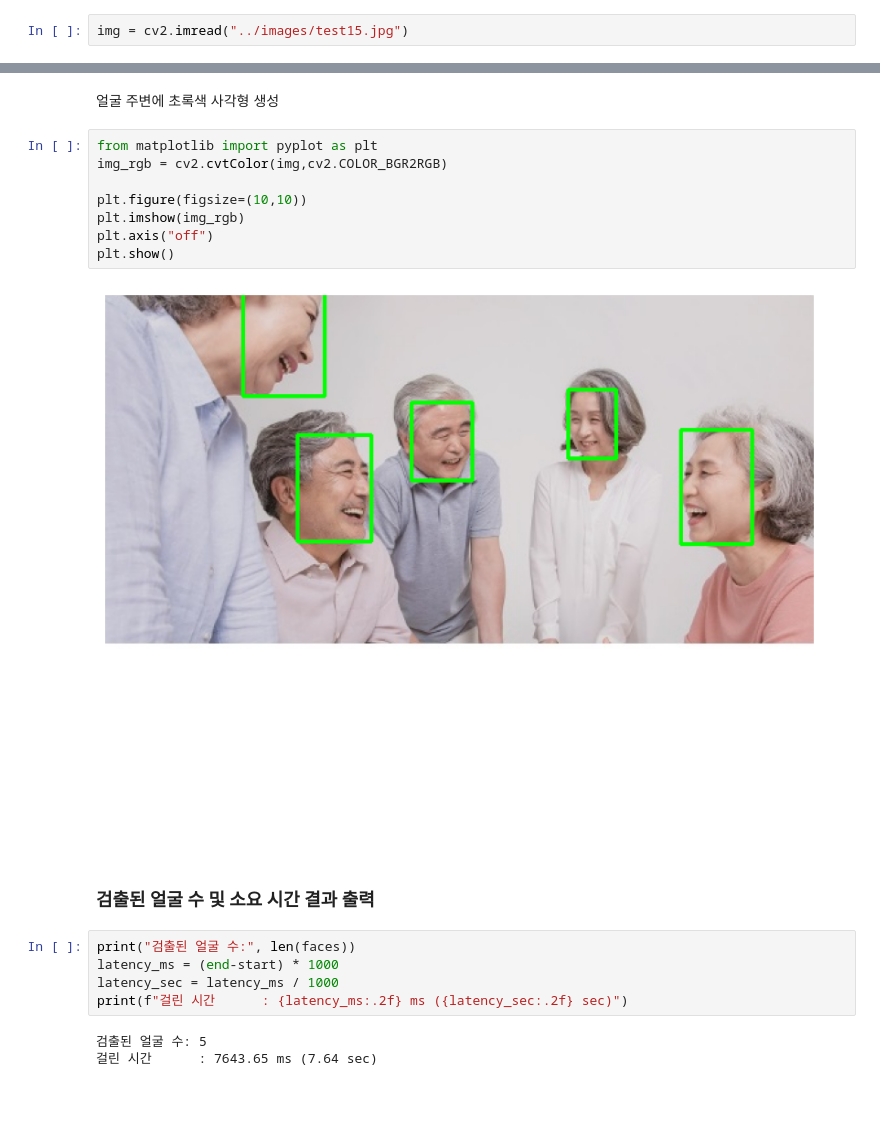
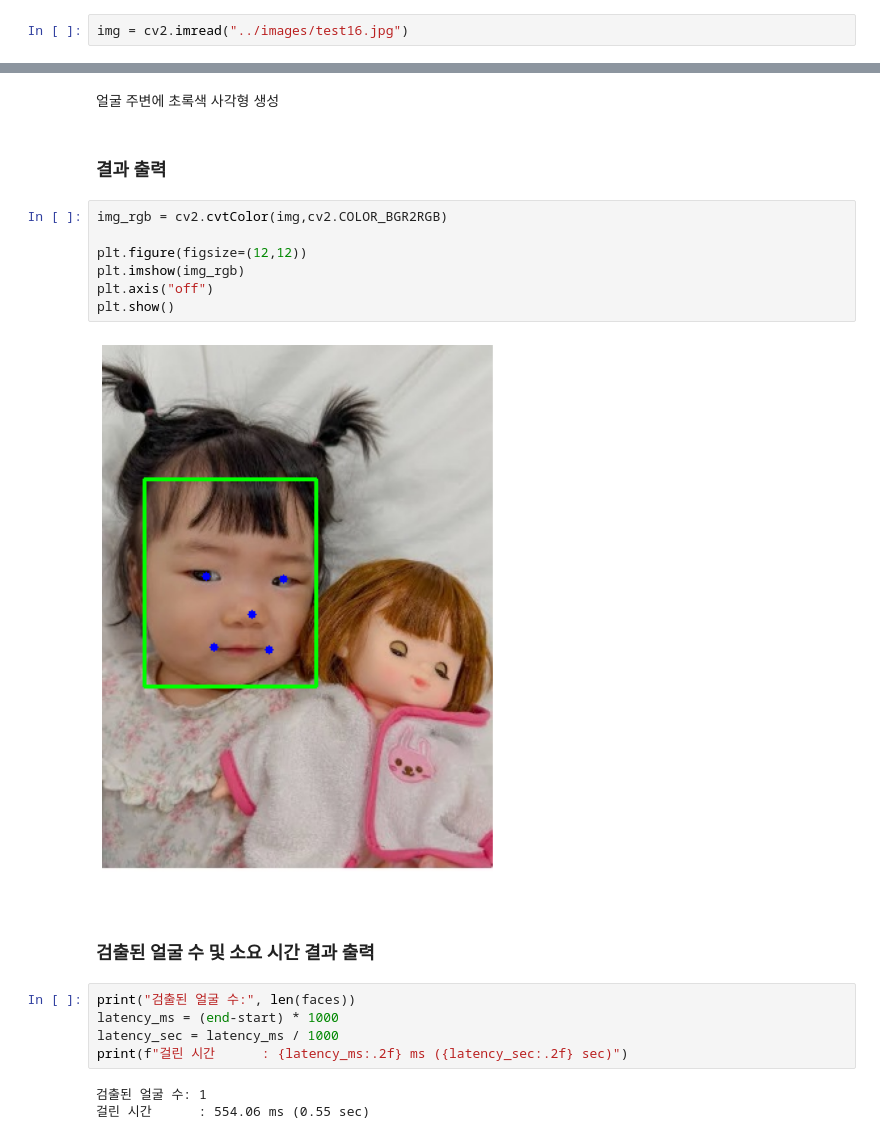
Before and after one commit to wonbin01/face_test, a Jupyter notebook: notebook/insightface.ipynb, the cells around one changed output, grey strips where cells are left out. Cells and saved outputs as stored; diff of their text form; blank space fills up the shorter version.

```diff
--- a/notebook/insightface.ipynb
+++ b/notebook/insightface.ipynb
@@ -32,7 +32,7 @@ set det-size: (640, 640)
 # %% [markdown]
 ### test.jpg 이미지 읽기
 # %%
-img = cv2.imread("../images/test15.jpg")
+img = cv2.imread("../images/test16.jpg")
 # %% [markdown]
  ### detection 시간 측정
  - 얼굴 검출, landmark 추출, embedding 생성 얼굴 개수 측정
@@ -60,15 +110,16 @@ for face in faces:
 # %% [markdown]
 얼굴 주변에 초록색 사각형 생성
-# %%
-from matplotlib import pyplot as plt
-img_rgb = cv2.cvtColor(img,cv2.COLOR_BGR2RGB)
-
-plt.figure(figsize=(10,10))
-plt.imshow(img_rgb)
-plt.axis("off")
-plt.show()
-# %% [output]
-[figure, removed]
+# %% [markdown]
+### 결과 출력
+# %%
+img_rgb = cv2.cvtColor(img,cv2.COLOR_BGR2RGB)
+
+plt.figure(figsize=(12,12))
+plt.imshow(img_rgb)
+plt.axis("off")
+plt.show()
+# %% [output]
+[figure, added]
 # %% [markdown]
 ### 검출된 얼굴 수 및 소요 시간 결과 출력
 # %%
@@ -77,5 +128,5 @@ latency_ms = (end-start) * 1000
 latency_sec = latency_ms / 1000
 print(f"걸린 시간      : {latency_ms:.2f} ms ({latency_sec:.2f} sec)")
 # %% [output]
-검출된 얼굴 수: 5
-걸린 시간      : 7643.65 ms (7.64 sec)
+검출된 얼굴 수: 1
+걸린 시간      : 554.06 ms (0.55 sec)
```
Also changed, not shown: parts of 1 cell of this notebook, 2 other files.
